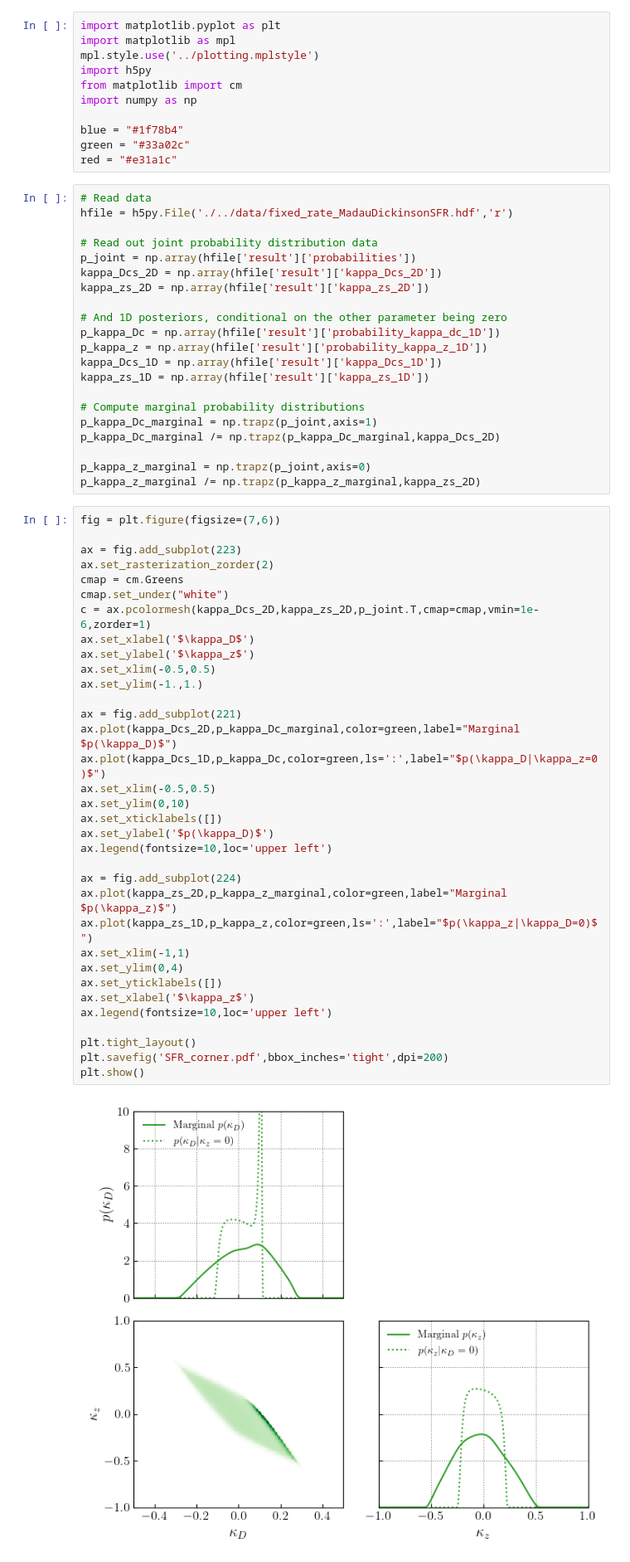
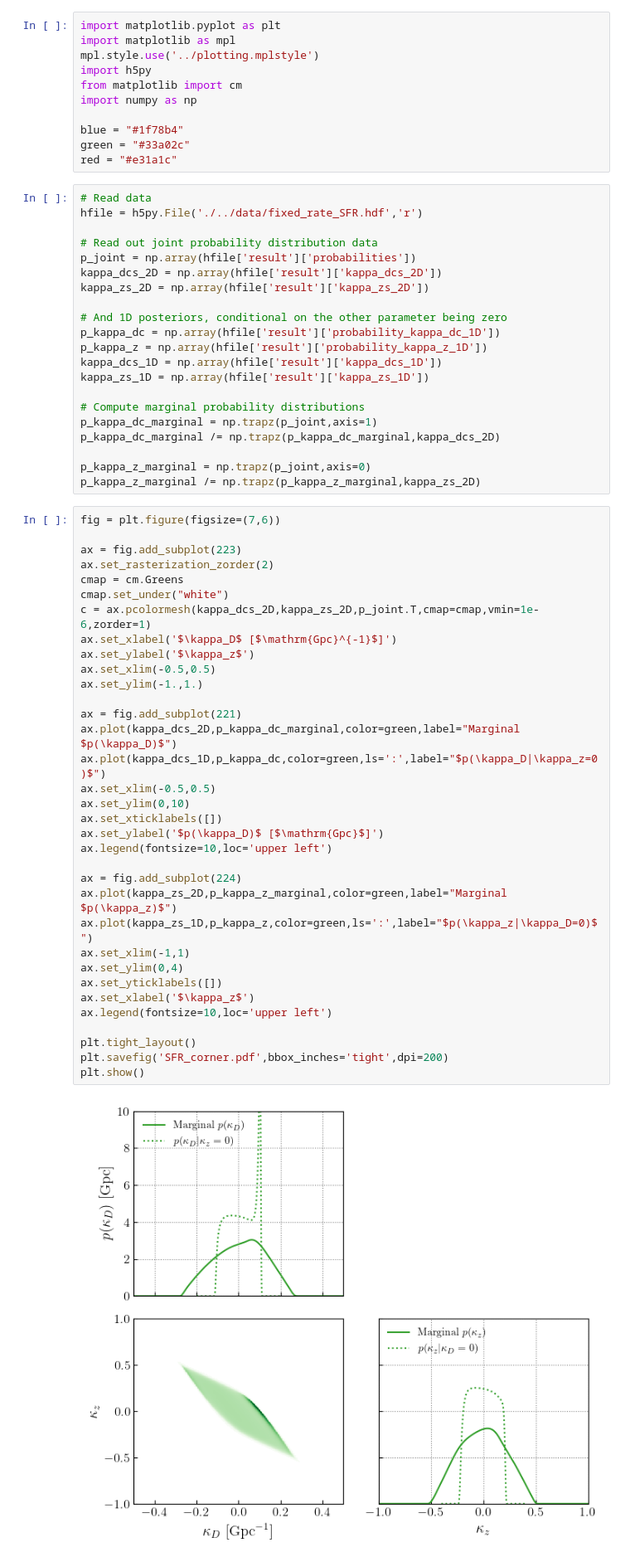
Before and after one commit to tcallister/stochastic-birefringence, a Jupyter notebook: figures/make_SFR_corner.ipynb, the cells around one changed output. Shown at 83% size. Cells and saved outputs as stored; diff of their text form.

```diff
--- a/figures/make_SFR_corner.ipynb
+++ b/figures/make_SFR_corner.ipynb
@@ -11,58 +11,58 @@ green = "#33a02c"
 red = "#e31a1c"
 # %%
 # Read data
-hfile = h5py.File('./../data/fixed_rate_MadauDickinsonSFR.hdf','r')
+hfile = h5py.File('./../data/fixed_rate_SFR.hdf','r')
 
 # Read out joint probability distribution data
 p_joint = np.array(hfile['result']['probabilities'])
-kappa_Dcs_2D = np.array(hfile['result']['kappa_Dcs_2D'])
+kappa_dcs_2D = np.array(hfile['result']['kappa_dcs_2D'])
 kappa_zs_2D = np.array(hfile['result']['kappa_zs_2D'])
 
 # And 1D posteriors, conditional on the other parameter being zero
-p_kappa_Dc = np.array(hfile['result']['probability_kappa_dc_1D'])
+p_kappa_dc = np.array(hfile['result']['probability_kappa_dc_1D'])
 p_kappa_z = np.array(hfile['result']['probability_kappa_z_1D'])
-kappa_Dcs_1D = np.array(hfile['result']['kappa_Dcs_1D'])
+kappa_dcs_1D = np.array(hfile['result']['kappa_dcs_1D'])
 kappa_zs_1D = np.array(hfile['result']['kappa_zs_1D'])
 
 # Compute marginal probability distributions
-p_kappa_Dc_marginal = np.trapz(p_joint,axis=1)
-p_kappa_Dc_marginal /= np.trapz(p_kappa_Dc_marginal,kappa_Dcs_2D)
+p_kappa_dc_marginal = np.trapz(p_joint,axis=1)
+p_kappa_dc_marginal /= np.trapz(p_kappa_dc_marginal,kappa_dcs_2D)
 
 p_kappa_z_marginal = np.trapz(p_joint,axis=0)
 p_kappa_z_marginal /= np.trapz(p_kappa_z_marginal,kappa_zs_2D)
 # %%
 fig = plt.figure(figsize=(7,6))
 
 ax = fig.add_subplot(223)
 ax.set_rasterization_zorder(2)
 cmap = cm.Greens
 cmap.set_under("white")
-c = ax.pcolormesh(kappa_Dcs_2D,kappa_zs_2D,p_joint.T,cmap=cmap,vmin=1e-6,zorder=1)
-ax.set_xlabel('$\kappa_D$')
+c = ax.pcolormesh(kappa_dcs_2D,kappa_zs_2D,p_joint.T,cmap=cmap,vmin=1e-6,zorder=1)
+ax.set_xlabel('$\kappa_D$ [$\mathrm{Gpc}^{-1}$]')
 ax.set_ylabel('$\kappa_z$')
 ax.set_xlim(-0.5,0.5)
 ax.set_ylim(-1.,1.)
 
 ax = fig.add_subplot(221)
-ax.plot(kappa_Dcs_2D,p_kappa_Dc_marginal,color=green,label="Marginal $p(\kappa_D)$")
-ax.plot(kappa_Dcs_1D,p_kappa_Dc,color=green,ls=':',label="$p(\kappa_D|\kappa_z=0)$")
+ax.plot(kappa_dcs_2D,p_kappa_dc_marginal,color=green,label="Marginal $p(\kappa_D)$")
+ax.plot(kappa_dcs_1D,p_kappa_dc,color=green,ls=':',label="$p(\kappa_D|\kappa_z=0)$")
 ax.set_xlim(-0.5,0.5)
 ax.set_ylim(0,10)
 ax.set_xticklabels([])
-ax.set_ylabel('$p(\kappa_D)$')
+ax.set_ylabel('$p(\kappa_D)$ [$\mathrm{Gpc}$]')
 ax.legend(fontsize=10,loc='upper left')
 
 ax = fig.add_subplot(224)
 ax.plot(kappa_zs_2D,p_kappa_z_marginal,color=green,label="Marginal $p(\kappa_z)$")
 ax.plot(kappa_zs_1D,p_kappa_z,color=green,ls=':',label="$p(\kappa_z|\kappa_D=0)$")
 ax.set_xlim(-1,1)
 ax.set_ylim(0,4)
 ax.set_yticklabels([])
 ax.set_xlabel('$\kappa_z$')
 ax.legend(fontsize=10,loc='upper left')
 
 plt.tight_layout()
 plt.savefig('SFR_corner.pdf',bbox_inches='tight',dpi=200)
 plt.show()
 # %% [output]
-[figure, old version]
+[figure, new version]
```
Also changed, not shown: 11 other files.
